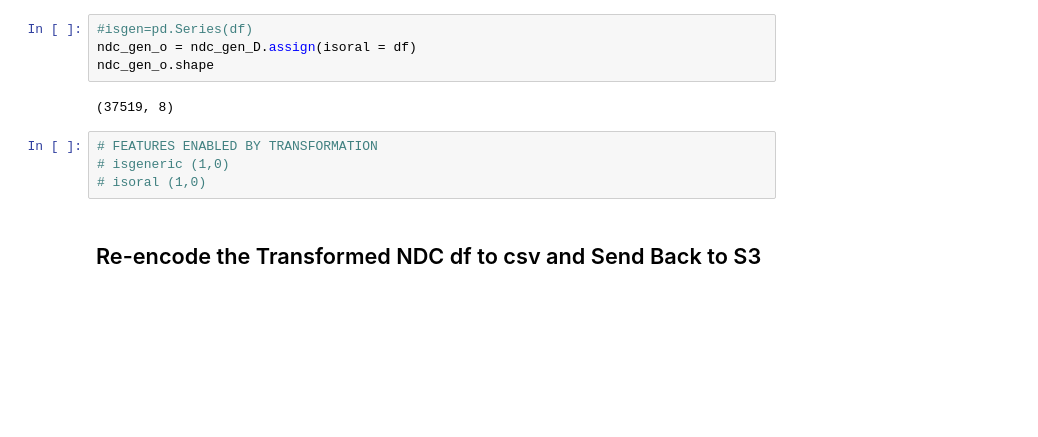
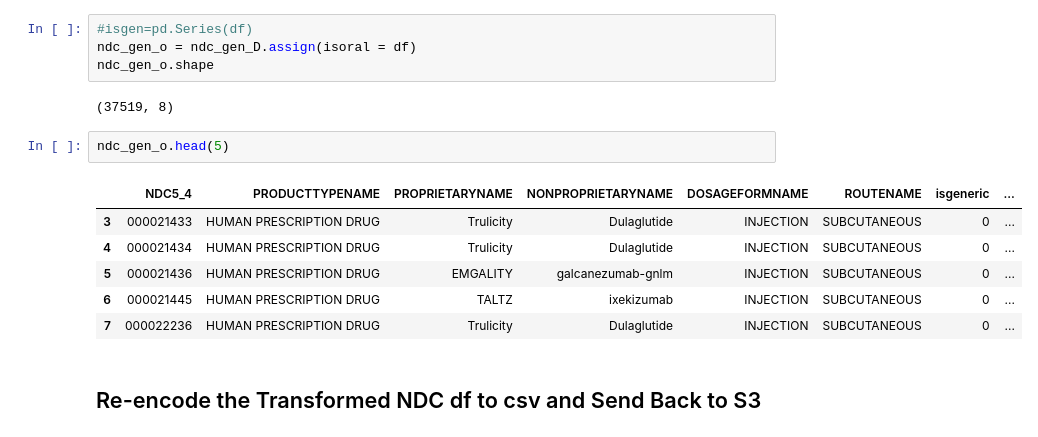
Before and after one commit to mzagari/Garcia-Zagari-508-project, a Jupyter notebook: final_proj_508/GCGS_1.ipynb, the cells around one changed output. Cells and saved outputs as stored; diff of their text form; blank space fills up the shorter version.

```diff
--- a/final_proj_508/GCGS_1.ipynb
+++ b/final_proj_508/GCGS_1.ipynb
@@ -441,10 +441,15 @@ ndc_gen_o = ndc_gen_D.assign(isoral = df)
 ndc_gen_o.shape
 # %% [output]
 (37519, 8)
-# %%
-# FEATURES ENABLED BY TRANSFORMATION
-# isgeneric (1,0)
-# isoral (1,0)
+# %%
+ndc_gen_o.head(5)
+# %% [output]
+|  | NDC5_4 | PRODUCTTYPENAME | PROPRIETARYNAME | NONPROPRIETARYNAME | DOSAGEFORMNAME | ROUTENAME | isgeneric | ... |
+| 3 | 000021433 | HUMAN PRESCRIPTION DRUG | Trulicity | Dulaglutide | INJECTION | SUBCUTANEOUS | 0 | ... |
+| 4 | 000021434 | HUMAN PRESCRIPTION DRUG | Trulicity | Dulaglutide | INJECTION | SUBCUTANEOUS | 0 | ... |
+| 5 | 000021436 | HUMAN PRESCRIPTION DRUG | EMGALITY | galcanezumab-gnlm | INJECTION | SUBCUTANEOUS | 0 | ... |
+| 6 | 000021445 | HUMAN PRESCRIPTION DRUG | TALTZ | ixekizumab | INJECTION | SUBCUTANEOUS | 0 | ... |
+| 7 | 000022236 | HUMAN PRESCRIPTION DRUG | Trulicity | Dulaglutide | INJECTION | SUBCUTANEOUS | 0 | ... |
 # %% [markdown]
 ## Re-encode the Transformed NDC df to csv and Send Back to S3
 # %%
```
Also changed, not shown: parts of 47 cells of this notebook.
